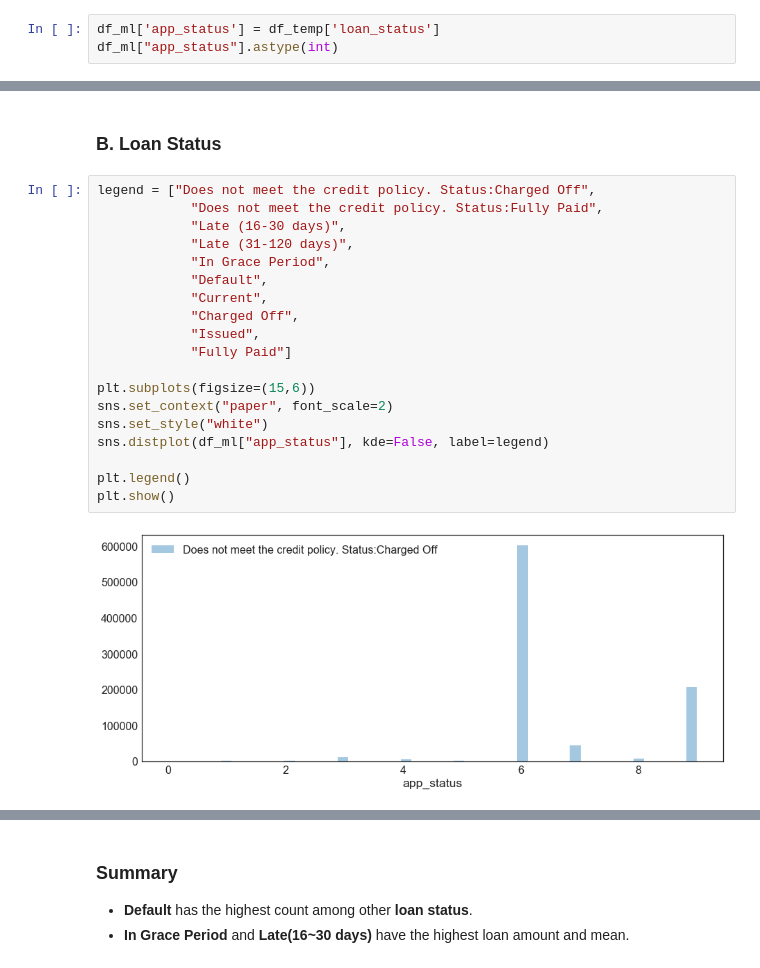
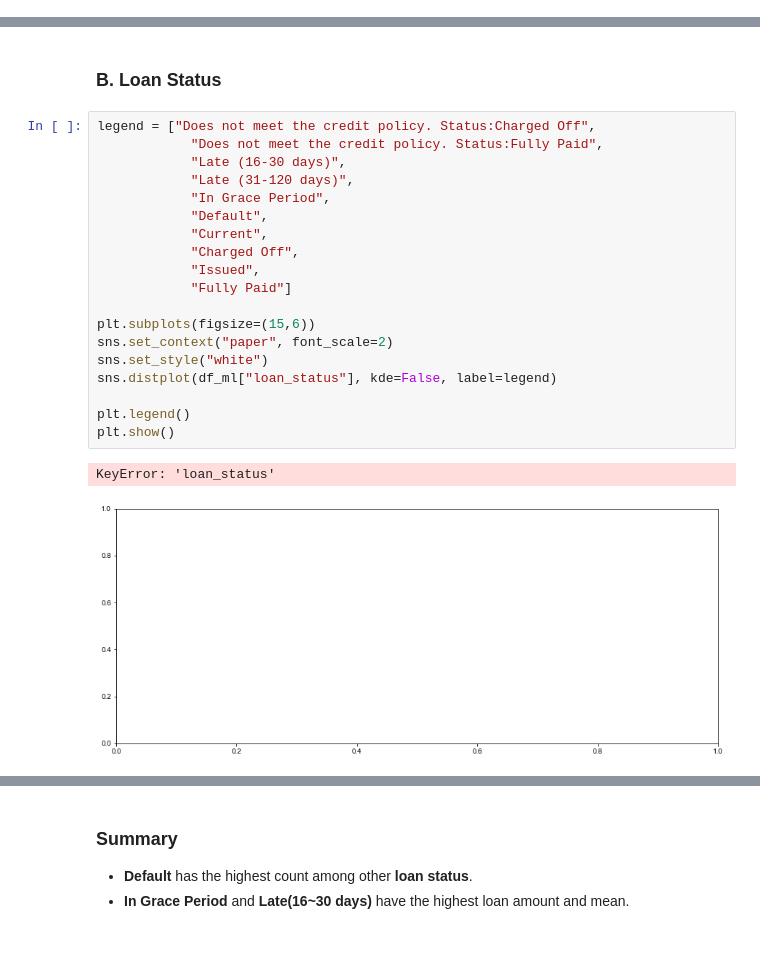
Before and after one commit to Deedasmi/mis665_final, a Jupyter notebook: mis665_final.ipynb, the cells around one changed output, grey strips where cells are left out. Saved outputs shown, nothing was run; the diff lists cells and outputs as text.

Commit message:
Figured out a better way to categorize columns

```diff
--- a/mis665_final.ipynb
+++ b/mis665_final.ipynb
@@ -135,3 +116,0 @@ df_temp['loan_status'] = items
-# %%
-df_ml['app_status'] = df_temp['loan_status']
-df_ml["app_status"].astype(int)
@@ -204,24 +173,25 @@ plt.show()
 # %%
 legend = ["Does not meet the credit policy. Status:Charged Off",
             "Does not meet the credit policy. Status:Fully Paid",
             "Late (16-30 days)",
             "Late (31-120 days)",
             "In Grace Period",
             "Default",
             "Current",
             "Charged Off",
             "Issued",
             "Fully Paid"]
 
 plt.subplots(figsize=(15,6))
 sns.set_context("paper", font_scale=2)
 sns.set_style("white")
-sns.distplot(df_ml["app_status"], kde=False, label=legend)
+sns.distplot(df_ml["loan_status"], kde=False, label=legend)
 
 plt.legend()
 plt.show()
 # %% [output]
+KeyError: 'loan_status'
-[figure, old version]
+[figure, new version]
 # %%
 # Loan amount by its status
 plt.subplots(figsize=(20,10))
```
Also changed, not shown: parts of 7 cells of this notebook.
